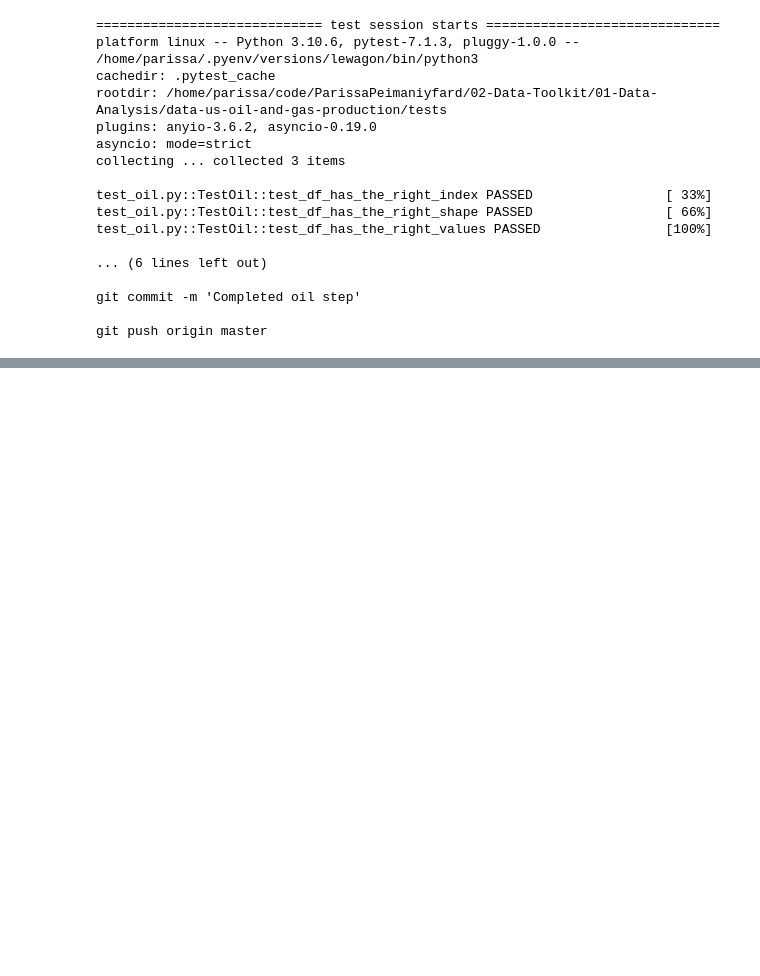
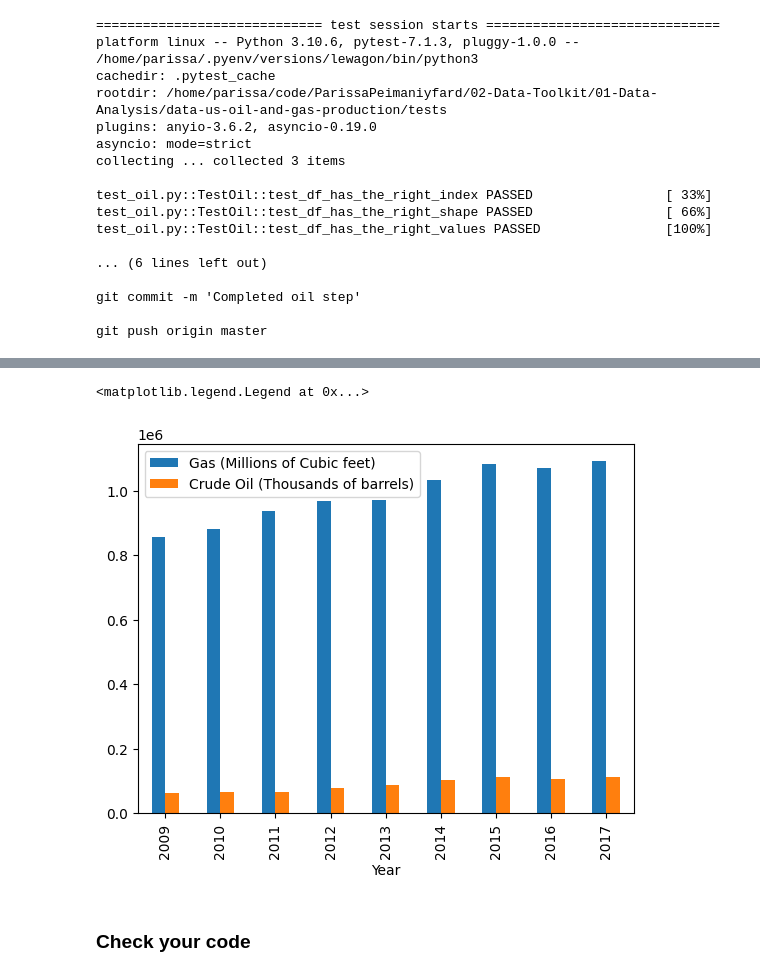
Before and after one commit to ParissaPeimaniyfard/data-us-oil-and-gas-production, a Jupyter notebook: oil_and_gas.ipynb, the cells around one changed output, grey strips where cells are left out. Cells and saved outputs as stored; diff of their text form; code cells hidden in the pictures; blank space fills up the shorter version.

Commit message:
Completed merged_dataframes step

```diff
--- a/oil_and_gas.ipynb
+++ b/oil_and_gas.ipynb
@@ -439,0 +442,4 @@ git push origin master
+# %%
+total_gas = filtered_yearly_gas_df[['U.S.']]
+total_gas= total_gas.rename(columns={'U.S.':'Gas'})
+total_gas
@@ -439,0 +458,4 @@ git push origin master
+# %%
+total_oil= filtered_yearly_oil_df[['U.S. Crude Oil']]
+total_oil= total_oil.rename(columns={'U.S. Crude Oil':'Crude Oil'})
+total_oil
@@ -439,0 +474,3 @@ git push origin master
+# %%
+merged_df= pd.concat([total_gas, total_oil], axis=1)
+merged_df
@@ -439,0 +489,9 @@ git push origin master
+# %%
+plot= merged_df.plot(kind='bar')
+plot.set_xlabel ('Year')
+plot.legend(['Gas (Millions of Cubic feet)', 'Crude Oil (Thousands of barrels)'])
+# %% [output]
+<matplotlib.legend.Legend at 0x...>
+[figure, added]
+# %% [markdown]
+### Check your code
```
Also changed, not shown: parts of 5 cells of this notebook, 1 other file.
